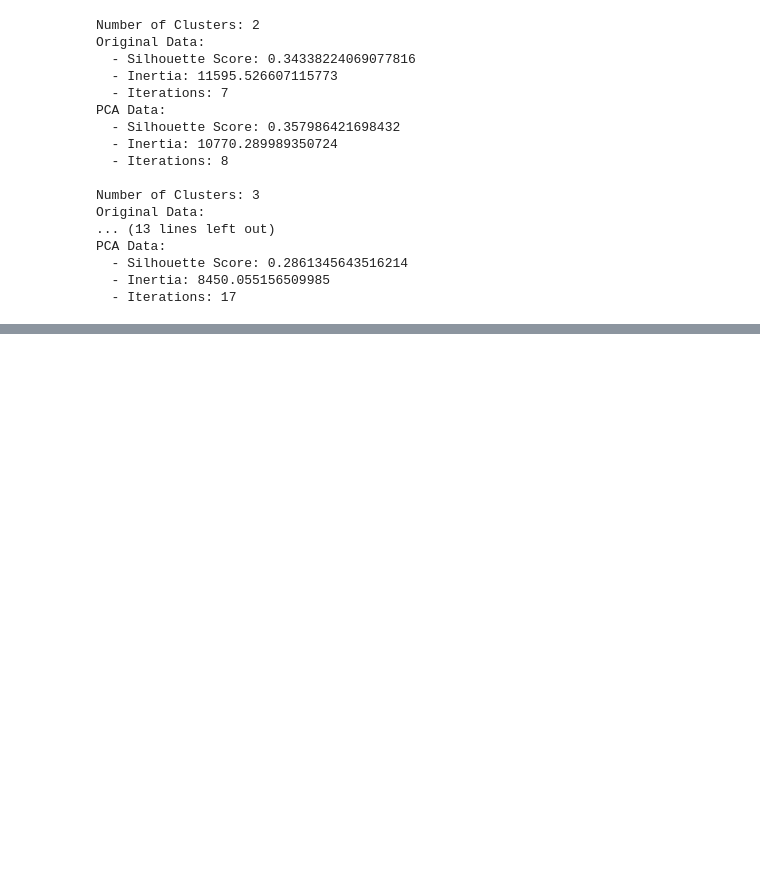
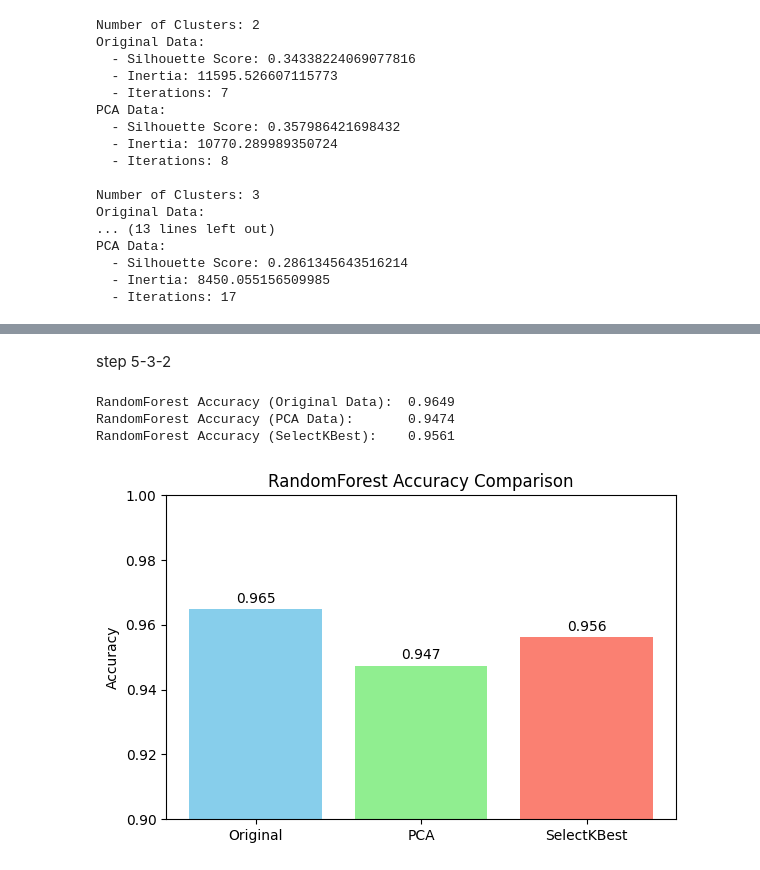
Before and after one commit to h-a-bhsht/data_mining, a Jupyter notebook: hw2.ipynb, the cells around one changed output, grey strips where cells are left out. Cells and saved outputs as stored; diff of their text form; code cells hidden in the pictures; blank space fills up the shorter version.

Commit message:
complete step 5

```diff
--- a/hw2.ipynb
+++ b/hw2.ipynb
@@ -309,0 +366,77 @@ PCA Data:
+# %% [markdown]
+step 5-3-2
+# %%
+import pandas as pd
+from sklearn.decomposition import PCA, TruncatedSVD, FastICA
+import matplotlib.pyplot as plt
+from sklearn.datasets import load_breast_cancer
+from sklearn.preprocessing import StandardScaler
+import numpy as np
+from sklearn.model_selection import train_test_split
+from sklearn.neighbors import KNeighborsClassifier
+from sklearn.metrics import accuracy_score
+from sklearn.feature_selection import SelectKBest, f_classif
+from sklearn.ensemble import RandomForestClassifier
+
+data = load_breast_cancer()
+df = pd.DataFrame(data.data, columns=data.feature_names)
+df.head()
+
+X = data.data
+scaler = StandardScaler()
+X_scaled = scaler.fit_transform(X)
+target = data.target
+
+pca = PCA().fit(X_scaled)
+cum_var = np.cumsum(pca.explained_variance_ratio_)
+n_components = np.argmax(cum_var >= 0.95) + 1
+pca_final = PCA(n_components=n_components)
+X_pca = pca_final.fit_transform(X_scaled)
+svd = TruncatedSVD(n_components=n_components)
+X_svd = svd.fit_transform(X_scaled)
+ica = FastICA(n_components=n_components, random_state=42, max_iter=1000)
+X_ica = ica.fit_transform(X_scaled)
+
+selector = SelectKBest(score_func=f_regression, k=10)
+X_selected = selector.fit_transform(X, target)
+
+X_train, X_test, y_train, y_test = train_test_split(X_scaled, target, test_size=0.2, random_state=42)
+X_pca_train, X_pca_test, y_pca_train, y_pca_test = train_test_split(X_pca, target, test_size=0.2, random_state=42)
+X_kbest_train, X_kbest_test, y_kbest_train, y_kbest_test = train_test_split(X_selected, target, test_size=0.2, random_state=42)
+
+rf = RandomForestClassifier(n_estimators=200, random_state=42)
+
+rf.fit(X_train, y_train)
+y_pred_orig = rf.predict(X_test)
+acc_orig = accuracy_score(y_test, y_pred_orig)
+
+rf.fit(X_pca_train, y_pca_train)
+y_pred_pca = rf.predict(X_pca_test)
+acc_pca = accuracy_score(y_pca_test, y_pred_pca)
+
+rf.fit(X_kbest_train, y_kbest_train)
+y_pred_kbest = rf.predict(X_kbest_test)
+acc_kbest = accuracy_score(y_kbest_test, y_pred_kbest)
+
+print(f"RandomForest Accuracy (Original Data):  {acc_orig:.4f}")
+print(f"RandomForest Accuracy (PCA Data):       {acc_pca:.4f}")
+print(f"RandomForest Accuracy (SelectKBest):    {acc_kbest:.4f}")
+
+# Visualization
+labels = ['Original', 'PCA', 'SelectKBest']
+accs = [acc_orig, acc_pca, acc_kbest]
+
+plt.figure(figsize=(6,4))
+plt.bar(labels, accs, color=['skyblue','lightgreen','salmon'])
+plt.ylabel('Accuracy')
+plt.title('RandomForest Accuracy Comparison')
+plt.ylim(0.9, 1.0)
+for i, v in enumerate(accs):
+    plt.text(i, v+0.002, f"{v:.3f}", ha='center', fontsize=10)
+plt.tight_layout()
+plt.show()
+# %% [output]
+RandomForest Accuracy (Original Data):  0.9649
+RandomForest Accuracy (PCA Data):       0.9474
+RandomForest Accuracy (SelectKBest):    0.9561
+[figure, added]
```
Also changed, not shown: parts of 2 cells of this notebook.
